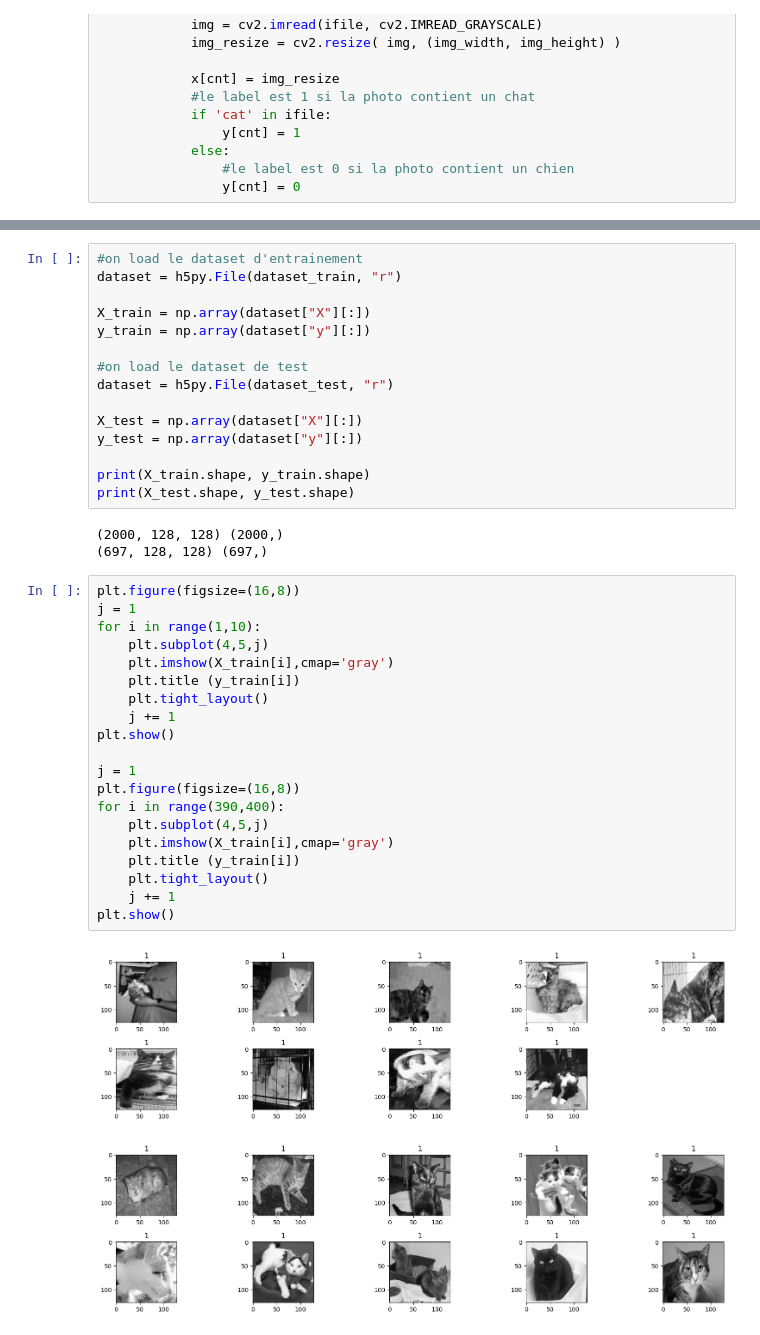
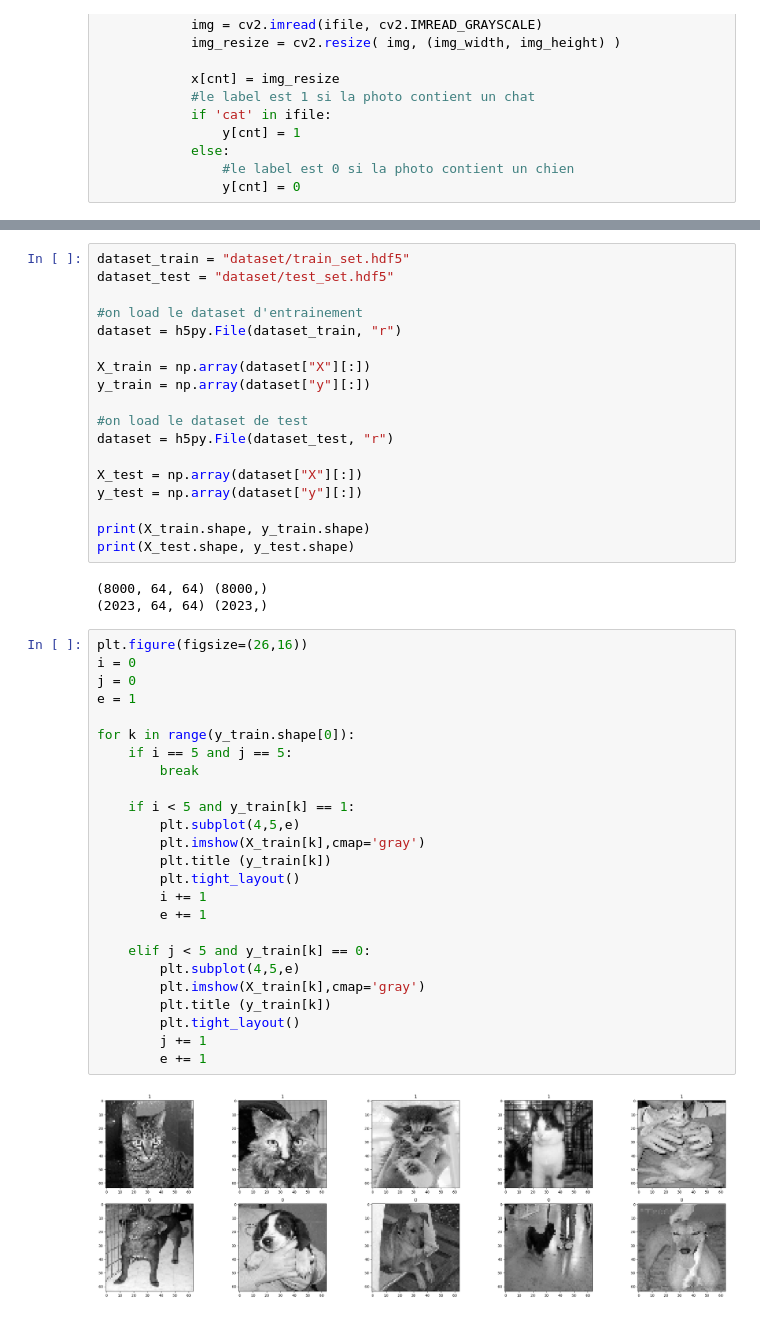
Before and after one commit to DurandAntonin/ProgrammationAvanceeFI3, a Jupyter notebook: src/TP/predictionsChatsChiens/Exo-PredictionsChatsChiens.ipynb, the cells around one changed output, grey strips where cells are left out. Saved outputs shown, nothing was run; the diff lists cells and outputs as text.

Commit message:
Projet prediction chats chiens dans une image terminé

```diff
--- a/src/TP/predictionsChatsChiens/Exo-PredictionsChatsChiens.ipynb
+++ b/src/TP/predictionsChatsChiens/Exo-PredictionsChatsChiens.ipynb
@@ -120,4 +119,7 @@ OSError: Unable to synchronously create file (unable to truncate a file which is
 # %%
+dataset_train = "dataset/train_set.hdf5"
+dataset_test = "dataset/test_set.hdf5"
+
 #on load le dataset d'entrainement
 dataset = h5py.File(dataset_train, "r")
 
@@ -133,29 +135,33 @@ y_test = np.array(dataset["y"][:])
 print(X_train.shape, y_train.shape)
 print(X_test.shape, y_test.shape)
 # %% [output]
-(2000, 128, 128) (2000,)
-(697, 128, 128) (697,)
+(8000, 64, 64) (8000,)
+(2023, 64, 64) (2023,)
 # %%
-plt.figure(figsize=(16,8))
-j = 1
-for i in range(1,10):
-    plt.subplot(4,5,j)
-    plt.imshow(X_train[i],cmap='gray')
-    plt.title (y_train[i])
-    plt.tight_layout()
-    j += 1
-plt.show()
+plt.figure(figsize=(26,16))
+i = 0
+j = 0
+e = 1
 
-j = 1
-plt.figure(figsize=(16,8))
-for i in range(390,400):
-    plt.subplot(4,5,j)
-    plt.imshow(X_train[i],cmap='gray')
-    plt.title (y_train[i])
-    plt.tight_layout()
-    j += 1
-plt.show()
+for k in range(y_train.shape[0]):
+    if i == 5 and j == 5:
+        break
+
+    if i < 5 and y_train[k] == 1:
+        plt.subplot(4,5,e)
+        plt.imshow(X_train[k],cmap='gray')
+        plt.title (y_train[k])
+        plt.tight_layout()
+        i += 1
+        e += 1
+
+    elif j < 5 and y_train[k] == 0:
+        plt.subplot(4,5,e)
+        plt.imshow(X_train[k],cmap='gray')
+        plt.title (y_train[k])
+        plt.tight_layout()
+        j += 1
+        e += 1
 # %% [output]
-[figure, old version]
+[figure, new version]
-[figure, removed]
 # %%
```
Also changed, not shown: parts of 6 cells of this notebook, 1 other file.
